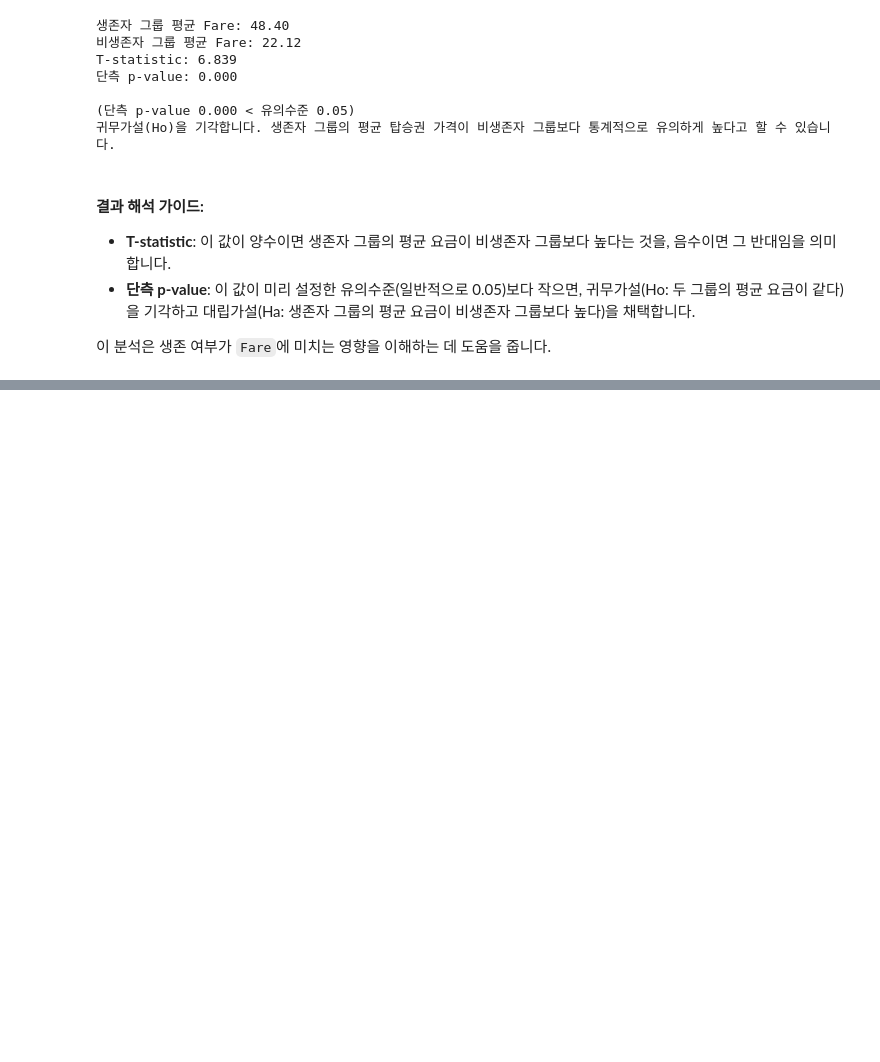
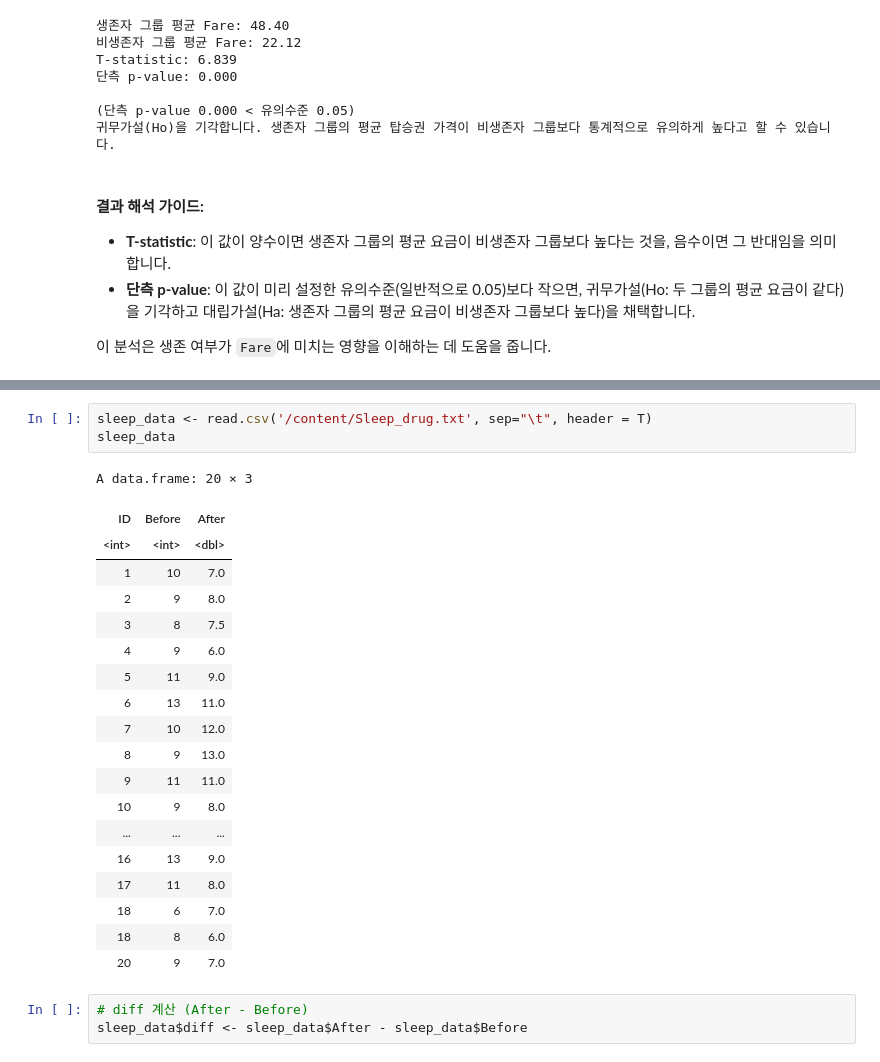
Before and after one commit to Parkss0/251119, a Jupyter notebook: Practice3.박성수.02621059.R.ipynb.ipynb, the cells around one changed output, grey strips where cells are left out. Cells and saved outputs as stored; diff of their text form; blank space fills up the shorter version.

```diff
--- a/Practice3.박성수.02621059.R.ipynb.ipynb
+++ b/Practice3.박성수.02621059.R.ipynb.ipynb
@@ -98,0 +238,26 @@ T-statistic: 6.839
+# %%
+sleep_data <- read.csv('/content/Sleep_drug.txt', sep="\t", header = T)
+sleep_data
+# %% [output]
+A data.frame: 20 × 3
+| ID | Before | After |
+| <int> | <int> | <dbl> |
+| 1 | 10 | 7.0 |
+| 2 | 9 | 8.0 |
+| 3 | 8 | 7.5 |
+| 4 | 9 | 6.0 |
+| 5 | 11 | 9.0 |
+| 6 | 13 | 11.0 |
+| 7 | 10 | 12.0 |
+| 8 | 9 | 13.0 |
+| 9 | 11 | 11.0 |
+| 10 | 9 | 8.0 |
+| ... | ... | ... |
+| 16 | 13 | 9.0 |
+| 17 | 11 | 8.0 |
+| 18 | 6 | 7.0 |
+| 18 | 8 | 6.0 |
+| 20 | 9 | 7.0 |
+# %%
+# diff 계산 (After - Before)
+sleep_data$diff <- sleep_data$After - sleep_data$Before
```
Also changed, not shown: parts of 14 cells of this notebook.
